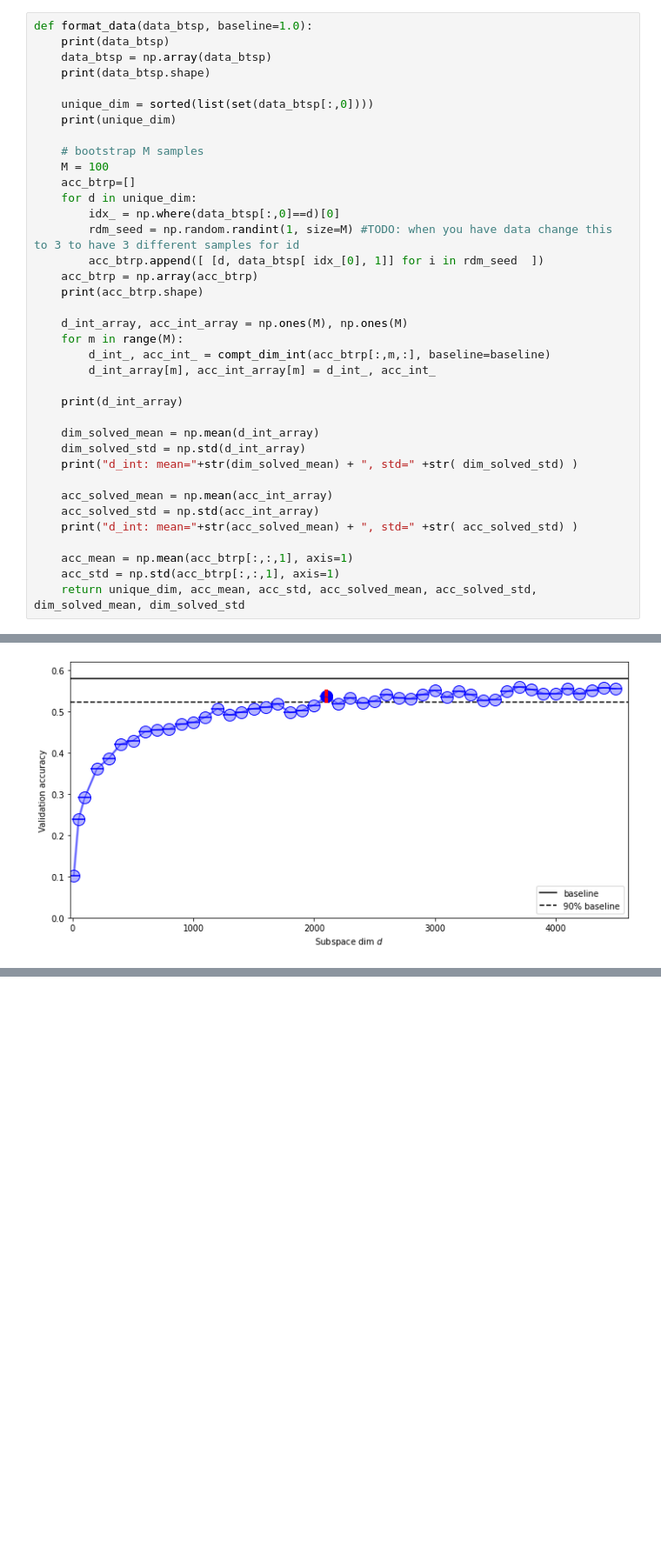
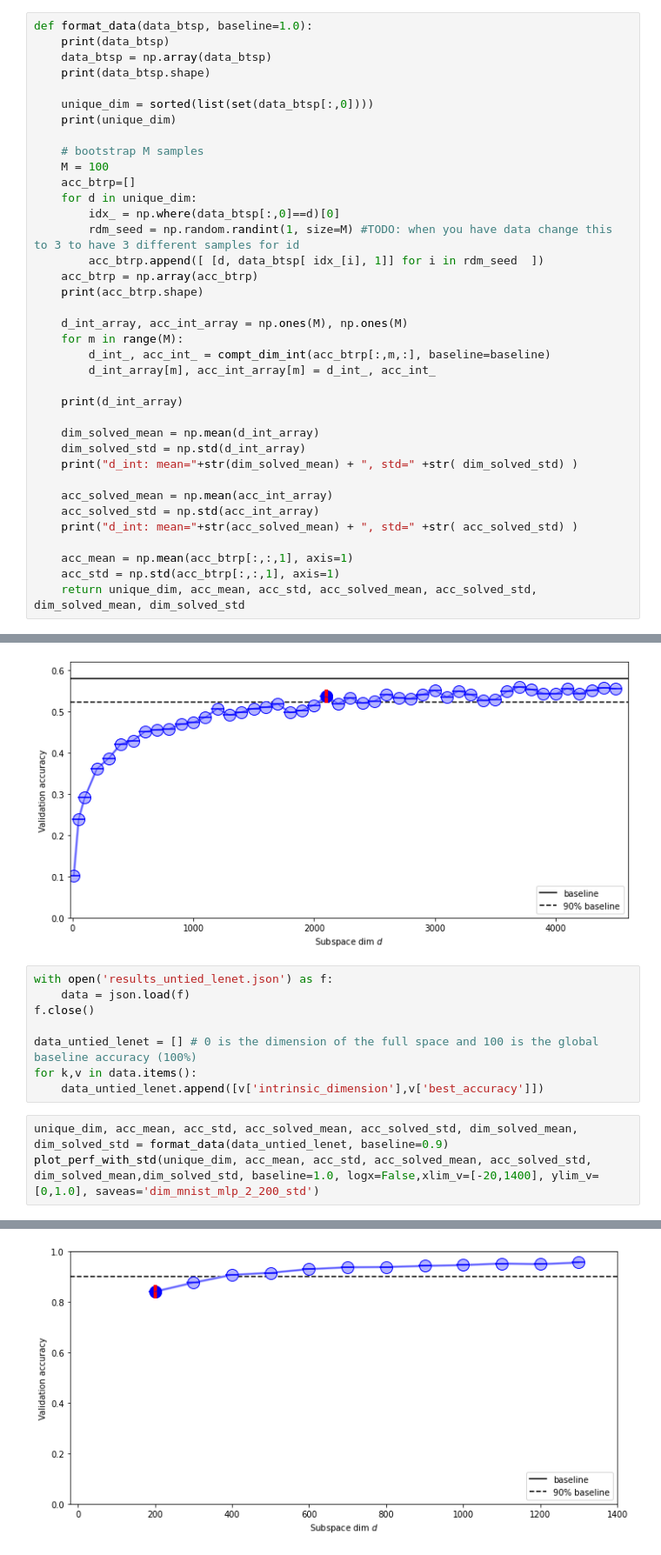
Before and after one commit to AntoAndGar/Intrinsic-Dimension, a Jupyter notebook: id_plots.ipynb, the cells around one changed output, grey strips where cells are left out. Shown at 87% size. Cells and saved outputs as stored; diff of their text form; blank space fills up the shorter version.

Commit message:
some bugged plots

```diff
--- a/id_plots.ipynb
+++ b/id_plots.ipynb
@@ -71,7 +71,7 @@ def format_data(data_btsp, baseline=1.0):
     for d in unique_dim:
         idx_ = np.where(data_btsp[:,0]==d)[0]
         rdm_seed = np.random.randint(1, size=M) #TODO: when you have data change this to 3 to have 3 different samples for id
-        acc_btrp.append([ [d, data_btsp[ idx_[0], 1]] for i in rdm_seed  ])
+        acc_btrp.append([ [d, data_btsp[ idx_[i], 1]] for i in rdm_seed  ])
     acc_btrp = np.array(acc_btrp)
     print(acc_btrp.shape)
 
@@ -175,3 +175,15 @@ plot_perf_with_std(unique_dim, acc_mean, acc_std, acc_solved_mean, acc_solved_st
 d_int: mean=2100.0, std=0.0
 d_int: mean=0.5364000000000001, std=1.1102230246251565e-16
 [figure]
+# %%
+with open('results_untied_lenet.json') as f:
+    data = json.load(f)
+f.close()
+
+data_untied_lenet = [] # 0 is the dimension of the full space and 100 is the global baseline accuracy (100%)
+for k,v in data.items():
+    data_untied_lenet.append([v['intrinsic_dimension'],v['best_accuracy']])
+# %%
+unique_dim, acc_mean, acc_std, acc_solved_mean, acc_solved_std, dim_solved_mean, dim_solved_std = format_data(data_untied_lenet, baseline=0.9)
+plot_perf_with_std(unique_dim, acc_mean, acc_std, acc_solved_mean, acc_solved_std, dim_solved_mean,dim_solved_std, baseline=1.0, logx=False,xlim_v=[-20,1400], ylim_v=[0,1.0], saveas='dim_mnist_mlp_2_200_std')
+# %% [output]
@@ -177,0 +204 @@ d_int: mean=0.5364000000000001, std=1.1102230246251565e-16
+[figure, added]
```
Also changed, not shown: parts of 3 cells of this notebook.
